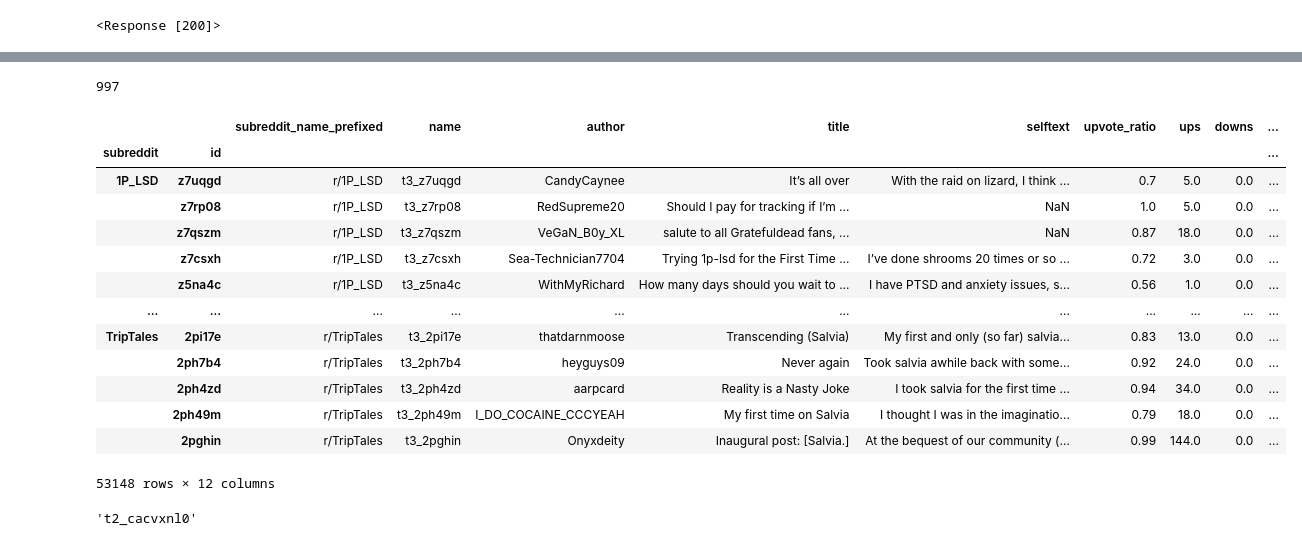
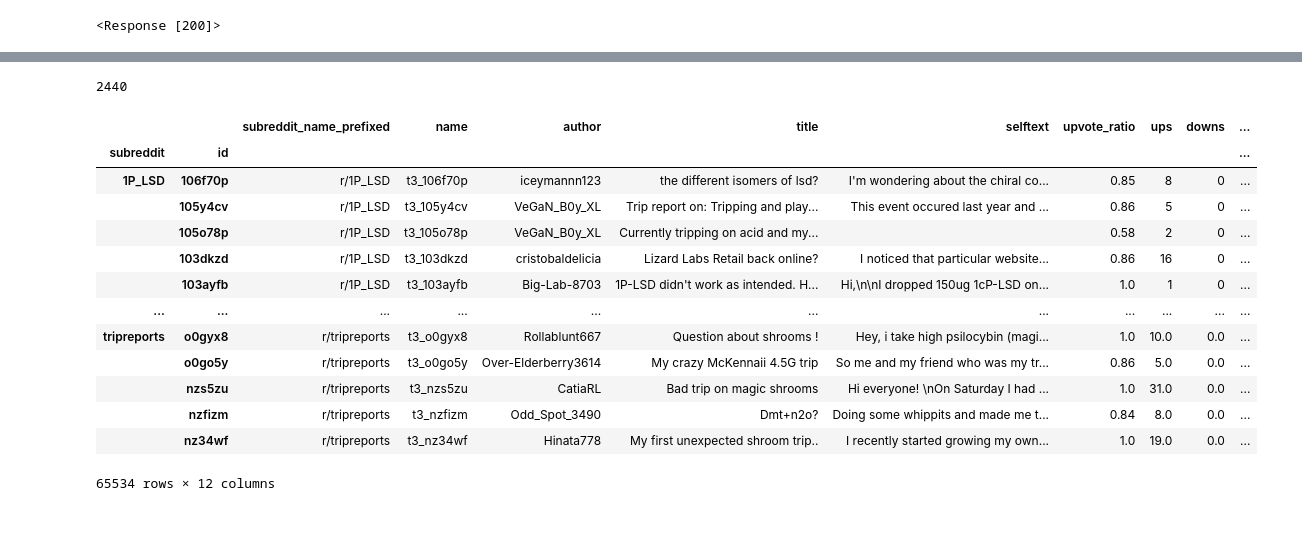
Before and after one commit to dspgroupd1/MODUS, a Jupyter notebook: code/scrapers/reddit/reddit-scraper.ipynb, the cells around one changed output, grey strips where cells are left out. Cells and saved outputs as stored; diff of their text form; code cells hidden in the pictures.

Commit message:
delta calculation and csv file dumping

```diff
--- a/code/scrapers/reddit/reddit-scraper.ipynb
+++ b/code/scrapers/reddit/reddit-scraper.ipynb
@@ -108,8 +108,22 @@ display(data)
 # %%
+if prev_data.empty:
+    load_from_begining = True
+else:
+    load_from_begining = False
+    print("loading delta")
+
 data = pd.DataFrame()
 start = time.time()
 for sub_reddit in sub_reddits:
     params = {'limit': 100}
+    print(sub_reddit)
+    if load_from_begining==False:# set the last known data entry
+        try:
+            params['before'] = prev_data.loc[sub_reddit[2:]].iloc[0]['name']
+        except:
+            print(f'No {sub_reddit} in data set')
+            continue
+
     dig_deeper = True
     i=0
     while dig_deeper:
@@ -130,15 +144,21 @@ for sub_reddit in sub_reddits:
 
         new_df = df_from_response(res) #create new data frame
         if len(new_df)==0:
+            dig_deeper=False
             continue
-        # take the final row (oldest entry)
-        row = new_df.iloc[len(new_df)-1]
-                                                    # create fullname
-                                            #         id = row['id']
 
-                                            #         fullname = row['kind'] + '_' + row['id']
-        # add/update fullname in params
-        params['after'] = row['name']
+
+        if load_from_begining:
+            row = new_df.iloc[-1]             # take the final row (oldest entry)
+            # add/update fullname in params
+            params['after'] = row['name']
+        else:
+            row = new_df.iloc[0]              # take the first row (newest entry)
+            # add/update fullname in params
+            params['before'] = row['name']
+
+
+
 #         res = requests.get(f'https://oauth.reddit.com/{sub_reddit}/comments/{id}',
 #                            params={'depth':50}, headers=headers)
 #         comments = res.json()[1]['data']['children'][1]['data']['body']
@@ -155,2 +188,6 @@ time to scrap 2773.2158064842224
 # %%
-data.set_index(['subreddit', 'id'], inplace=True)
+data_combined_with_delta = pd.concat([data, prev_data.reset_index()], ignore_index=True)
+data_combined_with_delta.sort_values(by=['subreddit', 'created_utc'], ascending=(True,False), inplace=True)
+data_combined_with_delta.set_index(['subreddit', 'id'], inplace=True)
+
+display(data_combined_with_delta)
@@ -157,23 +209,23 @@ data.set_index(['subreddit', 'id'], inplace=True)
 # %%
-data.groupby('subreddit').count()['title'].max()
+data_combined_with_delta.groupby('subreddit').count()['title'].max()
 # %% [output]
-997
+2440
 # %%
-data.to_csv('reddit.csv')
-display(data)
+data_combined_with_delta.to_csv('reddit.csv')
+display(data_combined_with_delta)
 # %% [output]
 |  |  | subreddit_name_prefixed | name | author | title | selftext | upvote_ratio | ups | downs | ... |
 | subreddit | id |  |  |  |  |  |  |  |  | ... |
-| 1P_LSD | z7uqgd | r/1P_LSD | t3_z7uqgd | CandyCaynee | It’s all over | With the raid on lizard, I think ... | 0.7 | 5.0 | 0.0 | ... |
-|  | z7rp08 | r/1P_LSD | t3_z7rp08 | RedSupreme20 | Should I pay for tracking if I’m ... | NaN | 1.0 | 5.0 | 0.0 | ... |
-|  | z7qszm | r/1P_LSD | t3_z7qszm | VeGaN_B0y_XL | salute to all Gratefuldead fans, ... | NaN | 0.87 | 18.0 | 0.0 | ... |
-|  | z7csxh | r/1P_LSD | t3_z7csxh | Sea-Technician7704 | Trying 1p-lsd for the First Time ... | I’ve done shrooms 20 times or so ... | 0.72 | 3.0 | 0.0 | ... |
-|  | z5na4c | r/1P_LSD | t3_z5na4c | WithMyRichard | How many days should you wait to ... | I have PTSD and anxiety issues, s... | 0.56 | 1.0 | 0.0 | ... |
+| 1P_LSD | 106f70p | r/1P_LSD | t3_106f70p | iceymannn123 | the different isomers of lsd? | I'm wondering about the chiral co... | 0.85 | 8 | 0 | ... |
+|  | 105y4cv | r/1P_LSD | t3_105y4cv | VeGaN_B0y_XL | Trip report on: Tripping and play... | This event occured last year and ... | 0.86 | 5 | 0 | ... |
+|  | 105o78p | r/1P_LSD | t3_105o78p | VeGaN_B0y_XL | Currently tripping on acid and my... |  | 0.58 | 2 | 0 | ... |
+|  | 103dkzd | r/1P_LSD | t3_103dkzd | cristobaldelicia | Lizard Labs Retail back online? | I noticed that particular website... | 0.86 | 16 | 0 | ... |
+|  | 103ayfb | r/1P_LSD | t3_103ayfb | Big-Lab-8703 | 1P-LSD didn't work as intended. H... | Hi,\n\nI dropped 150ug 1cP-LSD on... | 1.0 | 1 | 0 | ... |
 | ... | ... | ... | ... | ... | ... | ... | ... | ... | ... | ... |
-| TripTales | 2pi17e | r/TripTales | t3_2pi17e | thatdarnmoose | Transcending (Salvia) | My first and only (so far) salvia... | 0.83 | 13.0 | 0.0 | ... |
-|  | 2ph7b4 | r/TripTales | t3_2ph7b4 | heyguys09 | Never again | Took salvia awhile back with some... | 0.92 | 24.0 | 0.0 | ... |
-|  | 2ph4zd | r/TripTales | t3_2ph4zd | aarpcard | Reality is a Nasty Joke | I took salvia for the first time ... | 0.94 | 34.0 | 0.0 | ... |
-|  | 2ph49m | r/TripTales | t3_2ph49m | I_DO_COCAINE_CCCYEAH | My first time on Salvia | I thought I was in the imaginatio... | 0.79 | 18.0 | 0.0 | ... |
-|  | 2pghin | r/TripTales | t3_2pghin | Onyxdeity | Inaugural post: [Salvia.] | At the bequest of our community (... | 0.99 | 144.0 | 0.0 | ... |
+| tripreports | o0gyx8 | r/tripreports | t3_o0gyx8 | Rollablunt667 | Question about shrooms ! | Hey, i take high psilocybin (magi... | 1.0 | 10.0 | 0.0 | ... |
+|  | o0go5y | r/tripreports | t3_o0go5y | Over-Elderberry3614 | My crazy McKennaii 4.5G trip | So me and my friend who was my tr... | 0.86 | 5.0 | 0.0 | ... |
+|  | nzs5zu | r/tripreports | t3_nzs5zu | CatiaRL | Bad trip on magic shrooms | Hi everyone! \nOn Saturday I had ... | 1.0 | 31.0 | 0.0 | ... |
+|  | nzfizm | r/tripreports | t3_nzfizm | Odd_Spot_3490 | Dmt+n2o? | Doing some whippits and made me t... | 0.84 | 8.0 | 0.0 | ... |
+|  | nz34wf | r/tripreports | t3_nz34wf | Hinata778 | My first unexpected shroom trip.. | I recently started growing my own... | 1.0 | 19.0 | 0.0 | ... |
-53148 rows × 12 columns
+65534 rows × 12 columns
 # %%
@@ -185,4 +238,0 @@ a = res.json()['data']['children']
-# %%
-a[1]['data']['author_fullname']
-# %% [output]
-'t2_cacvxnl0'
```
Also changed, not shown: parts of 14 cells of this notebook, 1 other file.
